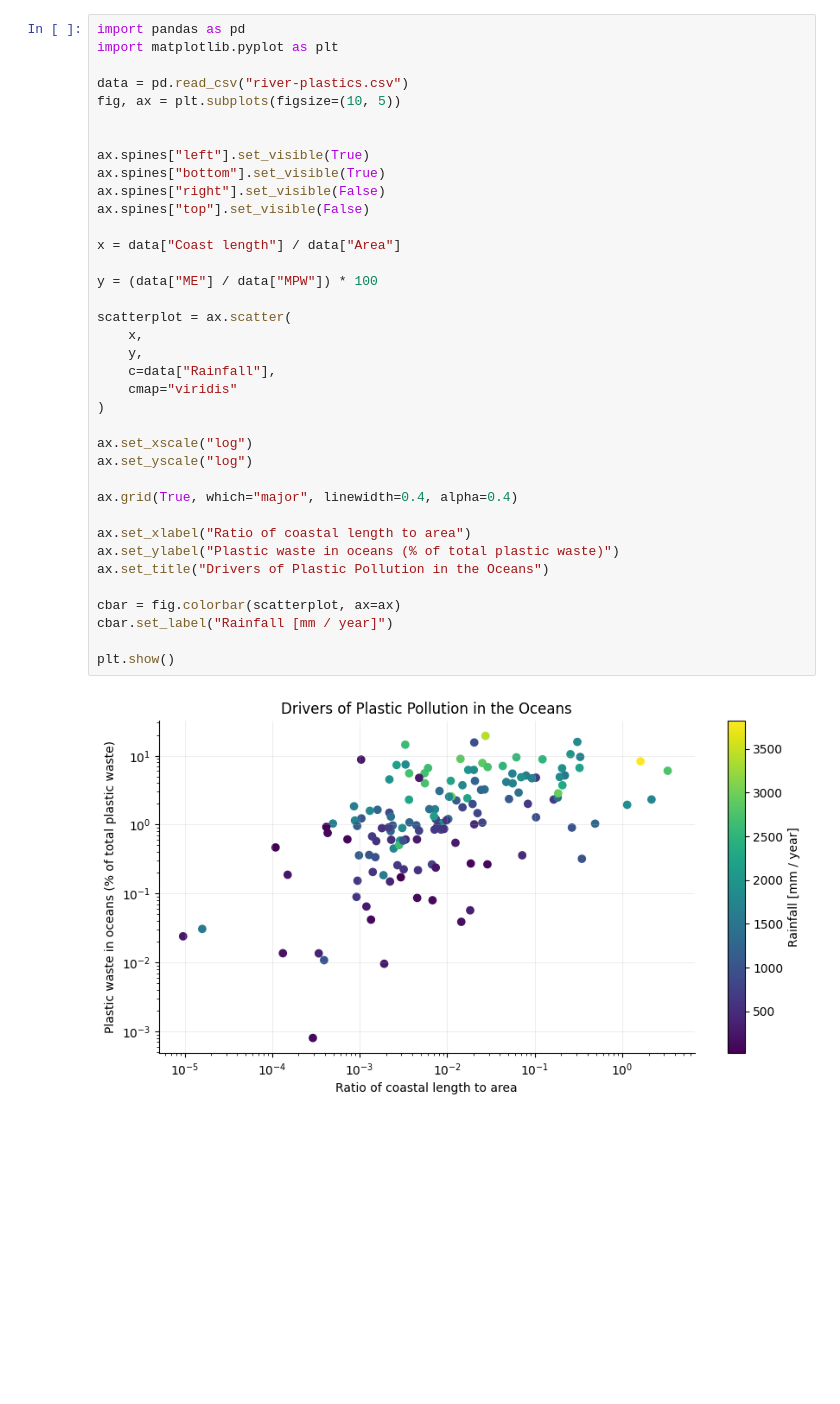
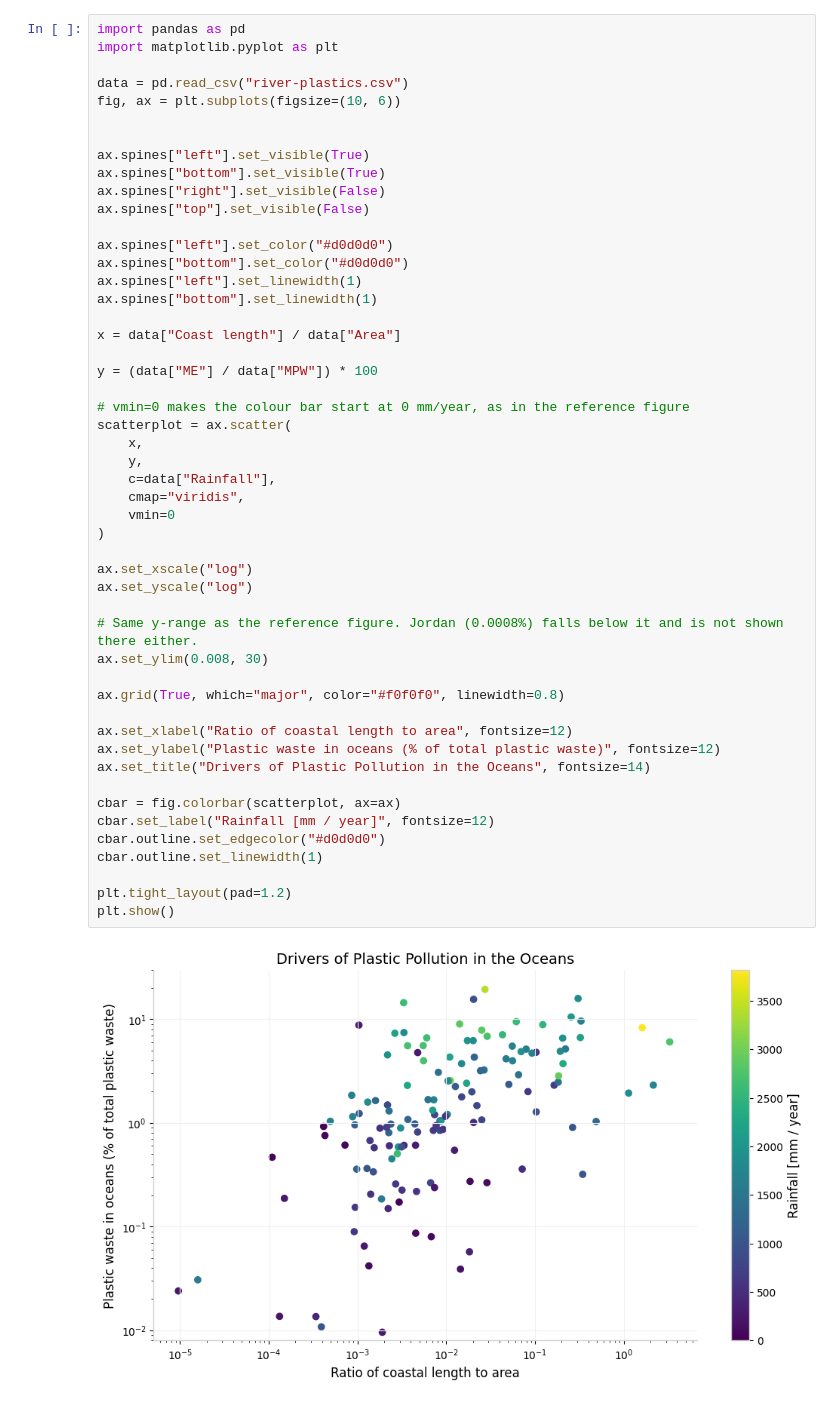
Before and after one commit to Samridh2305/Intro-to-DV, a Jupyter notebook: Assignment_1/assignment_1.ipynb, the cells around one changed output. Drawn from its saved outputs; the diff is of its cells as text; blank space fills up the shorter version.

```diff
--- a/Assignment_1/assignment_1.ipynb
+++ b/Assignment_1/assignment_1.ipynb
@@ -2,38 +4,51 @@
 import pandas as pd
 import matplotlib.pyplot as plt
 
 data = pd.read_csv("river-plastics.csv")
-fig, ax = plt.subplots(figsize=(10, 5))
+fig, ax = plt.subplots(figsize=(10, 6))
 
 
 ax.spines["left"].set_visible(True)
 ax.spines["bottom"].set_visible(True)
 ax.spines["right"].set_visible(False)
 ax.spines["top"].set_visible(False)
 
+ax.spines["left"].set_color("#d0d0d0")
+ax.spines["bottom"].set_color("#d0d0d0")
+ax.spines["left"].set_linewidth(1)
+ax.spines["bottom"].set_linewidth(1)
+
 x = data["Coast length"] / data["Area"]
 
 y = (data["ME"] / data["MPW"]) * 100
 
+# vmin=0 makes the colour bar start at 0 mm/year, as in the reference figure
 scatterplot = ax.scatter(
     x,
     y,
     c=data["Rainfall"],
-    cmap="viridis"
+    cmap="viridis",
+    vmin=0
 )
 
 ax.set_xscale("log")
 ax.set_yscale("log")
 
-ax.grid(True, which="major", linewidth=0.4, alpha=0.4)
+# Same y-range as the reference figure. Jordan (0.0008%) falls below it and is not shown there either.
+ax.set_ylim(0.008, 30)
 
-ax.set_xlabel("Ratio of coastal length to area")
-ax.set_ylabel("Plastic waste in oceans (% of total plastic waste)")
-ax.set_title("Drivers of Plastic Pollution in the Oceans")
+ax.grid(True, which="major", color="#f0f0f0", linewidth=0.8)
+
+ax.set_xlabel("Ratio of coastal length to area", fontsize=12)
+ax.set_ylabel("Plastic waste in oceans (% of total plastic waste)", fontsize=12)
+ax.set_title("Drivers of Plastic Pollution in the Oceans", fontsize=14)
 
 cbar = fig.colorbar(scatterplot, ax=ax)
-cbar.set_label("Rainfall [mm / year]")
+cbar.set_label("Rainfall [mm / year]", fontsize=12)
+cbar.outline.set_edgecolor("#d0d0d0")
+cbar.outline.set_linewidth(1)
 
+plt.tight_layout(pad=1.2)
 plt.show()
 # %% [output]
-[figure, old version]
+[figure, new version]
```
Also changed, not shown: parts of 7 cells of this notebook.
